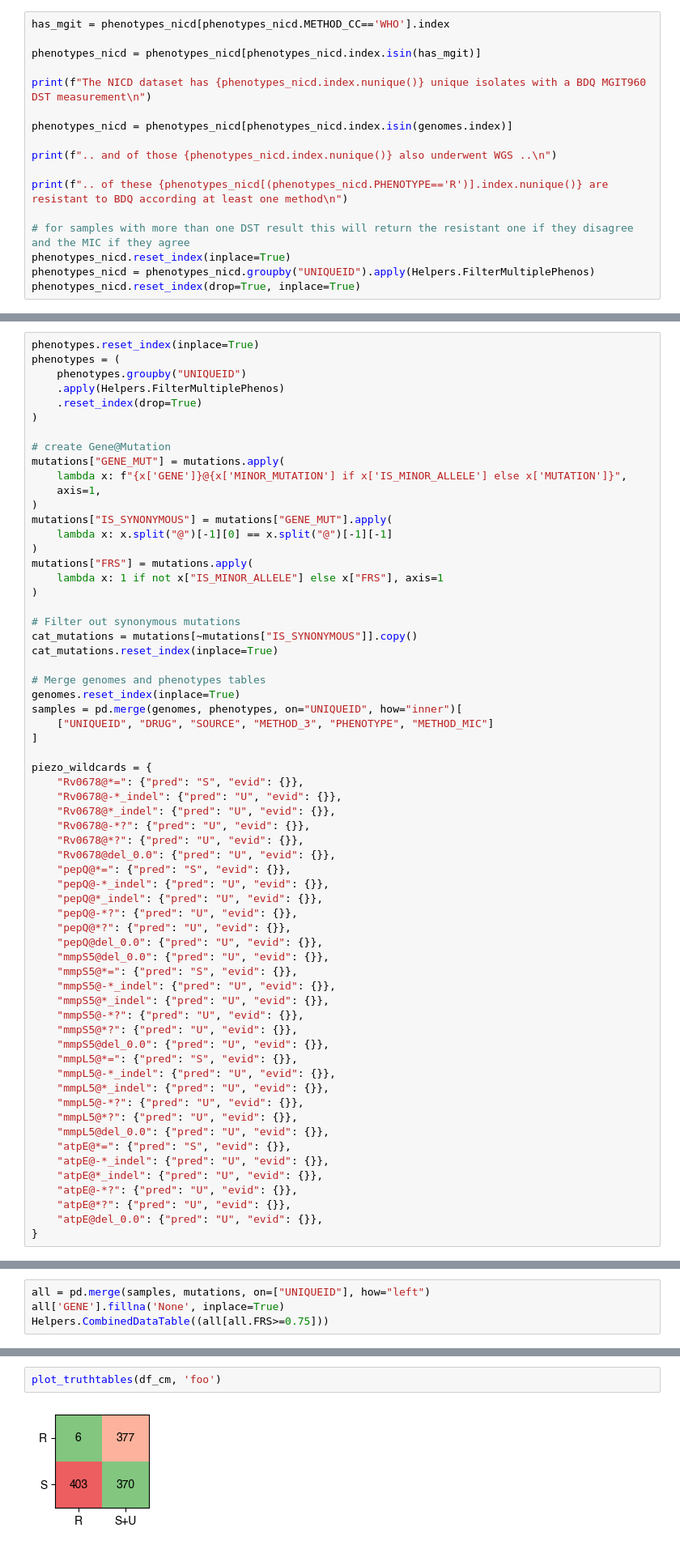
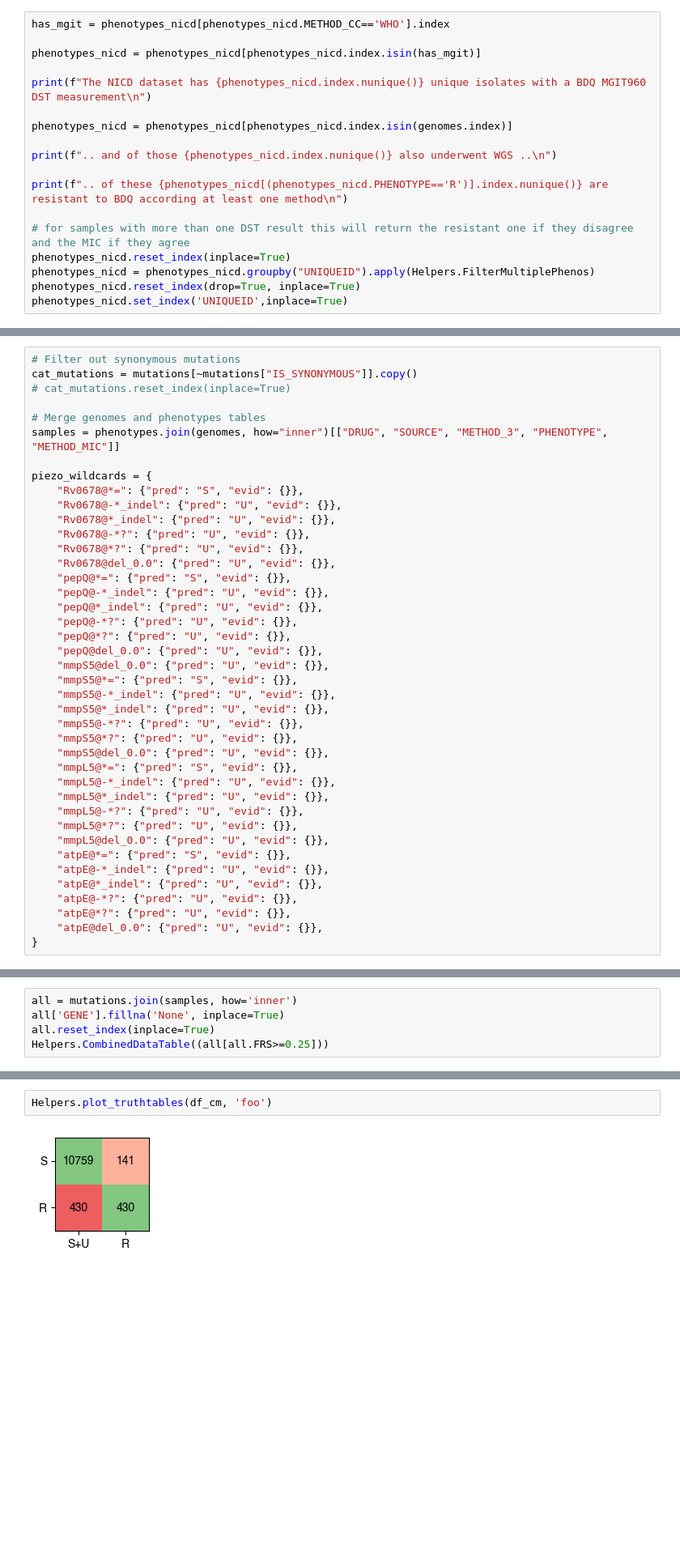
Before and after one commit to fowler-lab/tb-bdq-cat, a Jupyter notebook: manuscript.ipynb, the cells around one changed output, grey strips where cells are left out. Shown at 81% size. Saved outputs shown, nothing was run; the diff lists cells and outputs as text; blank space fills up the shorter version.

```diff
--- a/manuscript.ipynb
+++ b/manuscript.ipynb
@@ -93,6 +108,7 @@ print(f".. of these {phenotypes_nicd[(phenotypes_nicd.PHENOTYPE=='R')].index.nun
 phenotypes_nicd.reset_index(inplace=True)
 phenotypes_nicd = phenotypes_nicd.groupby("UNIQUEID").apply(Helpers.FilterMultiplePhenos)
 phenotypes_nicd.reset_index(drop=True, inplace=True)
+phenotypes_nicd.set_index('UNIQUEID',inplace=True)
 # %% [output]
 The NICD dataset has 1168 unique isolates with a BDQ MGIT960 DST measurement
 
@@ -132,34 +148,12 @@ pd.crosstab(phenotypes.PHENOTYPE, phenotypes.METHOD_3, margins=True)
 # %% [markdown]
 ## Data prep for catalogue building
 # %%
-phenotypes.reset_index(inplace=True)
-phenotypes = (
-    phenotypes.groupby("UNIQUEID")
-    .apply(Helpers.FilterMultiplePhenos)
-    .reset_index(drop=True)
-)
-
-# create Gene@Mutation
-mutations["GENE_MUT"] = mutations.apply(
-    lambda x: f"{x['GENE']}@{x['MINOR_MUTATION'] if x['IS_MINOR_ALLELE'] else x['MUTATION']}",
-    axis=1,
-)
-mutations["IS_SYNONYMOUS"] = mutations["GENE_MUT"].apply(
-    lambda x: x.split("@")[-1][0] == x.split("@")[-1][-1]
-)
-mutations["FRS"] = mutations.apply(
-    lambda x: 1 if not x["IS_MINOR_ALLELE"] else x["FRS"], axis=1
-)
-
 # Filter out synonymous mutations
 cat_mutations = mutations[~mutations["IS_SYNONYMOUS"]].copy()
-cat_mutations.reset_index(inplace=True)
+# cat_mutations.reset_index(inplace=True)
 
 # Merge genomes and phenotypes tables
-genomes.reset_index(inplace=True)
-samples = pd.merge(genomes, phenotypes, on="UNIQUEID", how="inner")[
-    ["UNIQUEID", "DRUG", "SOURCE", "METHOD_3", "PHENOTYPE", "METHOD_MIC"]
-]
+samples = phenotypes.join(genomes, how="inner")[["DRUG", "SOURCE", "METHOD_3", "PHENOTYPE", "METHOD_MIC"]]
 
 piezo_wildcards = {
     "Rv0678@*=": {"pred": "S", "evid": {}},
@@ -216,9 +212,10 @@ All 11260 non-wt samples contain an mmpL5 non-synonymous variant - this correspo
 # %% [markdown]
 ### All samples - used to test catalogues (include wt and synonymous)
 # %%
-all = pd.merge(samples, mutations, on=["UNIQUEID"], how="left")
+all = mutations.join(samples, how='inner')
 all['GENE'].fillna('None', inplace=True)
-Helpers.CombinedDataTable((all[all.FRS>=0.75]))
+all.reset_index(inplace=True)
+Helpers.CombinedDataTable((all[all.FRS>=0.25]))
 # %% [output]
 |  | All |  |  | Minor alleles |  |  | All |  |  | Minor alleles | ... |
 |  | R | S | Total | R | S | Total | R | S | Total | R | ... |
@@ -268,4 +244,4 @@ df_cm
 # %%
-plot_truthtables(df_cm, 'foo')
+Helpers.plot_truthtables(df_cm, 'foo')
 # %% [output]
-[figure, old version]
+[figure, new version]
```
Also changed, not shown: parts of 12 cells of this notebook, 2 other files.
